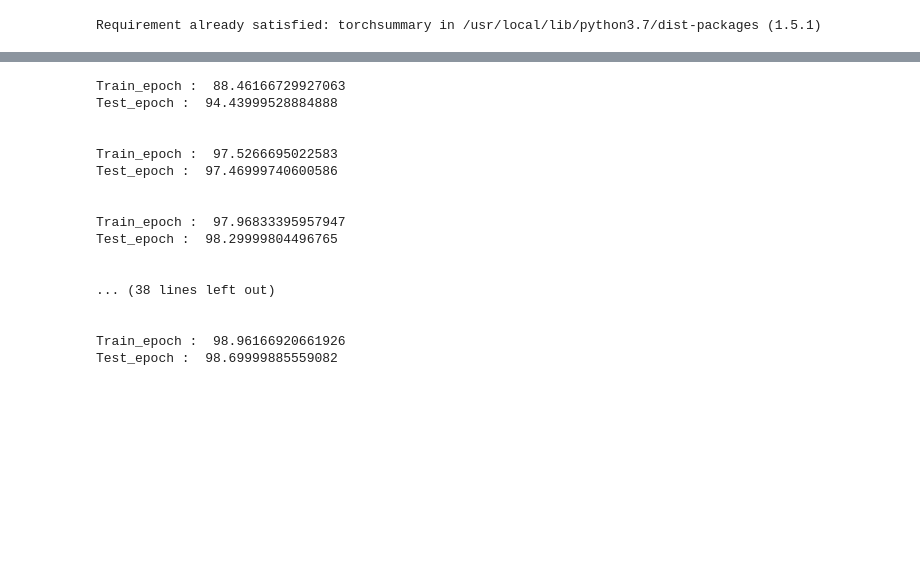
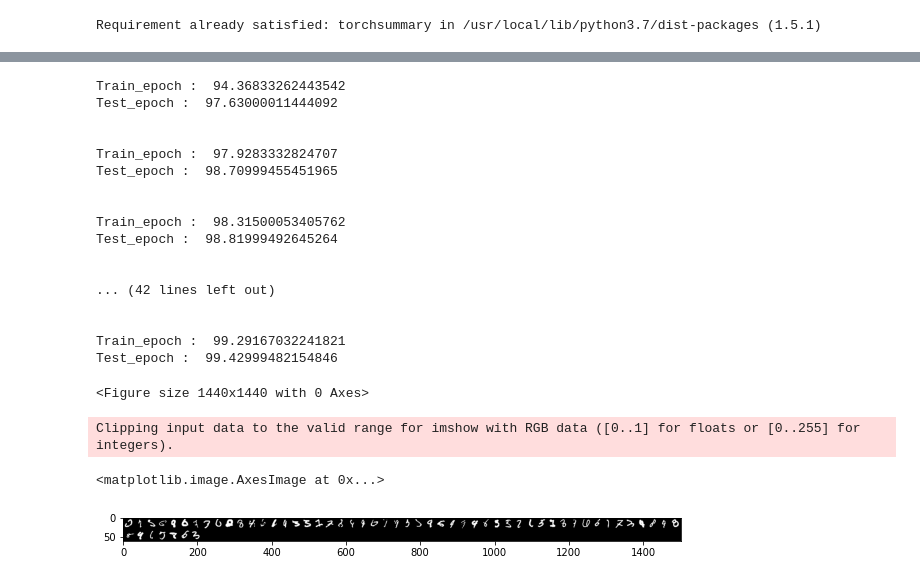
Before and after one commit to abishek-raju/EVA6, a Jupyter notebook: Session5/EVAS5_iter3.ipynb, the cells around one changed output, grey strips where cells are left out. Saved outputs shown, nothing was run; the diff lists cells and outputs as text; code cells hidden in the pictures; blank space fills up the shorter version.

```diff
--- a/Session5/EVAS5_iter3.ipynb
+++ b/Session5/EVAS5_iter3.ipynb
@@ -164,37 +175,76 @@ def test(model, device, test_loader):
                 tepoch.set_postfix(loss = round(loss.item(),5), accuracy = format(100 *correct_predictions.item()/data.shape[0], '.4f'))
     return average_epoch_loss/batch_idx,correct_predictions_epoch/len(test_loader.dataset)
 # %%
+from torch.optim.lr_scheduler import StepLR
+
+# model = Net().to(device)
+# optimizer = optim.SGD(model.parameters(), lr=0.01,momentum = 0.09)
+# scheduler = StepLR(optimizer, step_size=5, gamma=0.15)
+# train_loss = []
+# test_loss = []
+
+# train_accuracy = []
+# test_accuracy = []
+# for epoch in range(1, 15):
+
+#     tr_loss,tr_acc = train(model, device, train_loader, optimizer, epoch)
+#     scheduler.step()
+#     tst_loss,tst_acc = test(model, device, test_loader)
+#     train_loss.append(tr_loss),train_accuracy.append(tr_acc)
+#     test_loss.append(tst_loss),test_accuracy.append(tst_acc)
+#     print("Train_epoch : ",100*tr_acc.item())
+#     print("Test_epoch : ",100*tst_acc.item())
+
 
 model = Net().to(device)
 optimizer = optim.SGD(model.parameters(), lr=0.1, momentum=0.9)
+scheduler = StepLR(optimizer, step_size=5, gamma=0.15)
 train_loss = []
 test_loss = []
 
 train_accuracy = []
 test_accuracy = []
-for epoch in range(1, 15):
+for epoch in range(1, 16):
 
     tr_loss,tr_acc = train(model, device, train_loader, optimizer, epoch)
+    scheduler.step()
     tst_loss,tst_acc = test(model, device, test_loader)
     train_loss.append(tr_loss),train_accuracy.append(tr_acc)
     test_loss.append(tst_loss),test_accuracy.append(tst_acc)
     print("Train_epoch : ",100*tr_acc.item())
     print("Test_epoch : ",100*tst_acc.item())
 # %% [output]
-Train_epoch :  88.46166729927063
-Test_epoch :  94.43999528884888
+Train_epoch :  94.36833262443542
+Test_epoch :  97.63000011444092
 
 
-Train_epoch :  97.5266695022583
-Test_epoch :  97.46999740600586
+Train_epoch :  97.9283332824707
+Test_epoch :  98.70999455451965
 
 
-Train_epoch :  97.96833395957947
-Test_epoch :  98.29999804496765
+Train_epoch :  98.31500053405762
+Test_epoch :  98.81999492645264
 
 
-... (38 lines left out)
+... (42 lines left out)
 
 
-Train_epoch :  98.96166920661926
-Test_epoch :  98.69999885559082
+Train_epoch :  99.29167032241821
+Test_epoch :  99.42999482154846
+# %%
+def inference(model, device, test_loader):
+    wrong_predictions_epoch = []
+    model.eval()
+    with torch.no_grad():
+        with tqdm(test_loader, unit="batch") as tepoch:
+            for batch_idx, (data, target) in enumerate(tepoch):
+                tepoch.set_description(f"Test  Epoch {epoch}")
+                data, target = data.to(device), target.to(device)
+                output = model(data)
+                loss = F.nll_loss(output, target)  # sum up batch loss
+                wrong_predictions = data[output.argmax(dim = 1) != target]  # get the index of the max log-probability
+                wrong_predictions_epoch += wrong_predictions.to("cpu")
+                # tepoch.set_postfix(loss = round(loss.item(),5), accuracy = format(100 *correct_predictions.item()/data.shape[0], '.4f'))
+    return wrong_predictions_epoch
+# %%
+wrong_pred = inference(model, device, test_loader)
@@ -200,0 +254,13 @@ Test_epoch :  98.69999885559082
+# %%
+plt.figure(figsize=[20, 20])
+grid = torchvision.utils.make_grid(wrong_pred, nrow=50)
+# %% [output]
+<Figure size 1440x1440 with 0 Axes>
+# %%
+import matplotlib.pyplot as plt
+plt.rcParams['figure.figsize'] = [10, 50]
+plt.imshow(grid.permute(1, 2, 0))
+# %% [output]
+Clipping input data to the valid range for imshow with RGB data ([0..1] for floats or [0..255] for integers).
+<matplotlib.image.AxesImage at 0x...>
+[figure, added]
```
Also changed, not shown: parts of 5 cells of this notebook, 4 other files.
